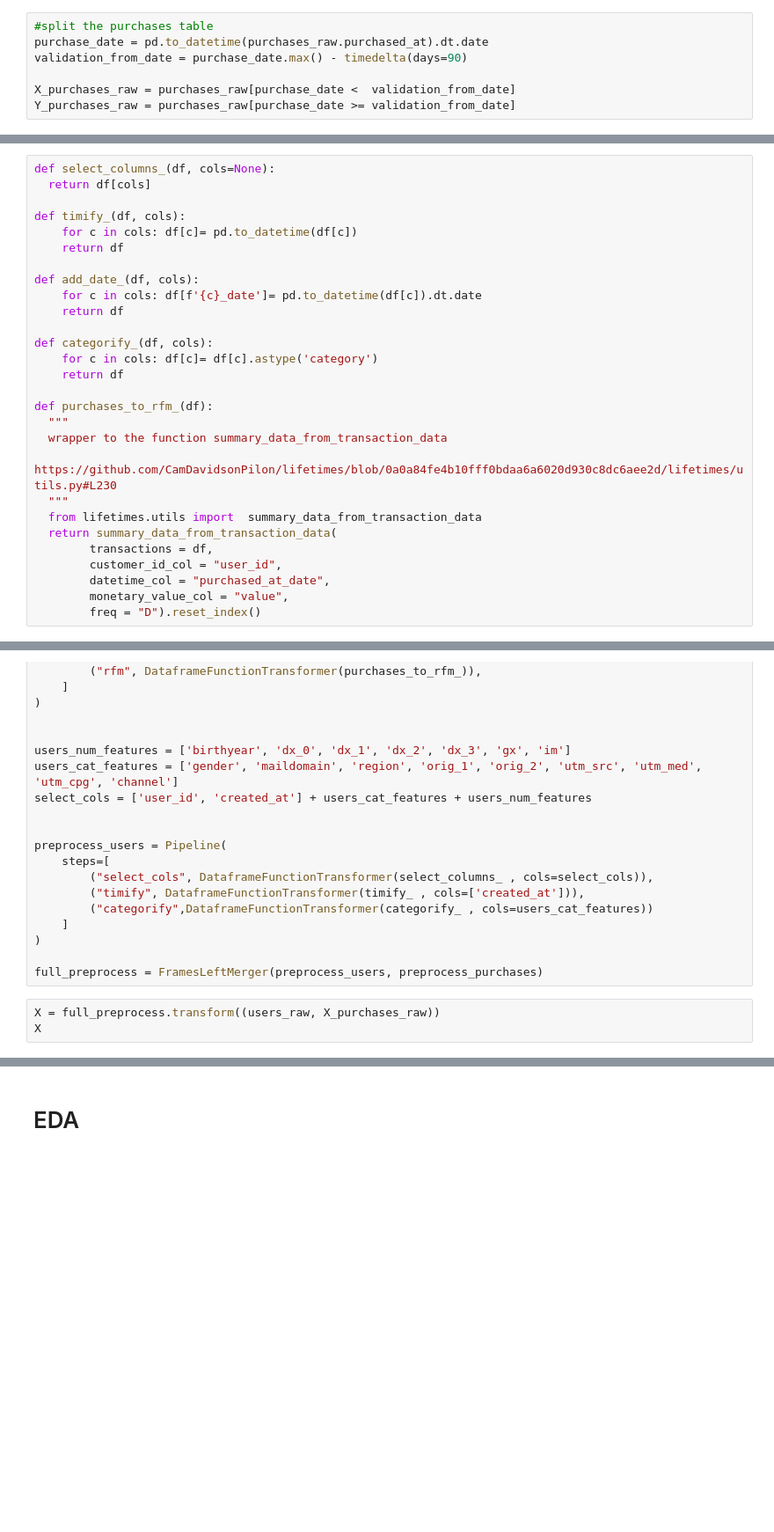
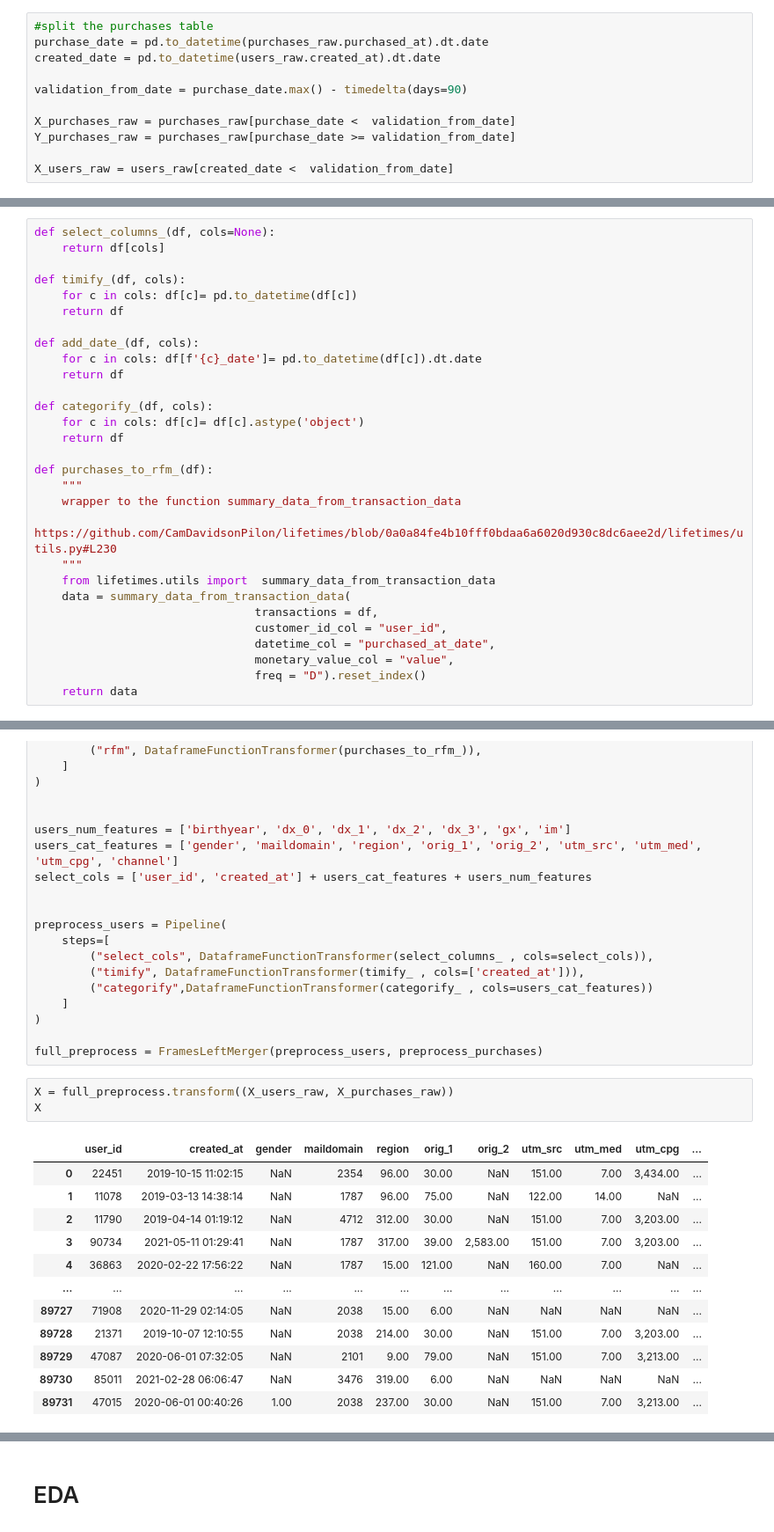
Before and after one commit to fbereilh/ds-notebooks, a Jupyter notebook: br-ds.ipynb, the cells around one changed output, grey strips where cells are left out. Shown at 88% size. Drawn from its saved outputs; the diff is of its cells as text; blank space fills up the shorter version.

```diff
--- a/br-ds.ipynb
+++ b/br-ds.ipynb
@@ -160,10 +189,14 @@ https://youtu.be/gx6oHqpRgpY?t=1046
 # %%
 #split the purchases table
 purchase_date = pd.to_datetime(purchases_raw.purchased_at).dt.date
+created_date = pd.to_datetime(users_raw.created_at).dt.date
+
 validation_from_date = purchase_date.max() - timedelta(days=90)
 
 X_purchases_raw = purchases_raw[purchase_date <  validation_from_date]
 Y_purchases_raw = purchases_raw[purchase_date >= validation_from_date]
+
+X_users_raw = users_raw[created_date <  validation_from_date]
 # %%
 
 class DataframeFunctionTransformer():
@@ -179,7 +212,7 @@ class DataframeFunctionTransformer():
         return self
 # %%
 def select_columns_(df, cols=None):
-  return df[cols]
+    return df[cols]
 
 def timify_(df, cols):
     for c in cols: df[c]= pd.to_datetime(df[c])
@@ -190,20 +223,21 @@ def add_date_(df, cols):
     return df
 
 def categorify_(df, cols):
-    for c in cols: df[c]= df[c].astype('category')
+    for c in cols: df[c]= df[c].astype('object')
     return df
 
 def purchases_to_rfm_(df):
-  """
-  wrapper to the function summary_data_from_transaction_data
-  https://github.com/CamDavidsonPilon/lifetimes/blob/0a0a84fe4b10fff0bdaa6a6020d930c8dc6aee2d/lifetimes/utils.py#L230
-  """
-  from lifetimes.utils import  summary_data_from_transaction_data
-  return summary_data_from_transaction_data(
-        transactions = df,
-        customer_id_col = "user_id",
-        datetime_col = "purchased_at_date",
-        monetary_value_col = "value",
-        freq = "D").reset_index()
+    """
+    wrapper to the function summary_data_from_transaction_data
+    https://github.com/CamDavidsonPilon/lifetimes/blob/0a0a84fe4b10fff0bdaa6a6020d930c8dc6aee2d/lifetimes/utils.py#L230
+    """
+    from lifetimes.utils import  summary_data_from_transaction_data
+    data = summary_data_from_transaction_data(
+                                transactions = df,
+                                customer_id_col = "user_id",
+                                datetime_col = "purchased_at_date",
+                                monetary_value_col = "value",
+                                freq = "D").reset_index()
+    return data
 # %%
 class FramesLeftMerger(BaseEstimator,TransformerMixin):
@@ -246,5 +280,18 @@ preprocess_users = Pipeline(
 
 full_preprocess = FramesLeftMerger(preprocess_users, preprocess_purchases)
 # %%
-X = full_preprocess.transform((users_raw, X_purchases_raw))
+X = full_preprocess.transform((X_users_raw, X_purchases_raw))
 X
+# %% [output]
+|  | user_id | created_at | gender | maildomain | region | orig_1 | orig_2 | utm_src | utm_med | utm_cpg | ... |
+| 0 | 22451 | 2019-10-15 11:02:15 | NaN | 2354 | 96.00 | 30.00 | NaN | 151.00 | 7.00 | 3,434.00 | ... |
+| 1 | 11078 | 2019-03-13 14:38:14 | NaN | 1787 | 96.00 | 75.00 | NaN | 122.00 | 14.00 | NaN | ... |
+| 2 | 11790 | 2019-04-14 01:19:12 | NaN | 4712 | 312.00 | 30.00 | NaN | 151.00 | 7.00 | 3,203.00 | ... |
+| 3 | 90734 | 2021-05-11 01:29:41 | NaN | 1787 | 317.00 | 39.00 | 2,583.00 | 151.00 | 7.00 | 3,203.00 | ... |
+| 4 | 36863 | 2020-02-22 17:56:22 | NaN | 1787 | 15.00 | 121.00 | NaN | 160.00 | 7.00 | NaN | ... |
+| ... | ... | ... | ... | ... | ... | ... | ... | ... | ... | ... | ... |
+| 89727 | 71908 | 2020-11-29 02:14:05 | NaN | 2038 | 15.00 | 6.00 | NaN | NaN | NaN | NaN | ... |
+| 89728 | 21371 | 2019-10-07 12:10:55 | NaN | 2038 | 214.00 | 30.00 | NaN | 151.00 | 7.00 | 3,203.00 | ... |
+| 89729 | 47087 | 2020-06-01 07:32:05 | NaN | 2101 | 9.00 | 79.00 | NaN | 151.00 | 7.00 | 3,213.00 | ... |
+| 89730 | 85011 | 2021-02-28 06:06:47 | NaN | 3476 | 319.00 | 6.00 | NaN | NaN | NaN | NaN | ... |
+| 89731 | 47015 | 2020-06-01 00:40:26 | 1.00 | 2038 | 237.00 | 30.00 | NaN | 151.00 | 7.00 | 3,213.00 | ... |
```
Also changed, not shown: parts of 25 cells of this notebook.
